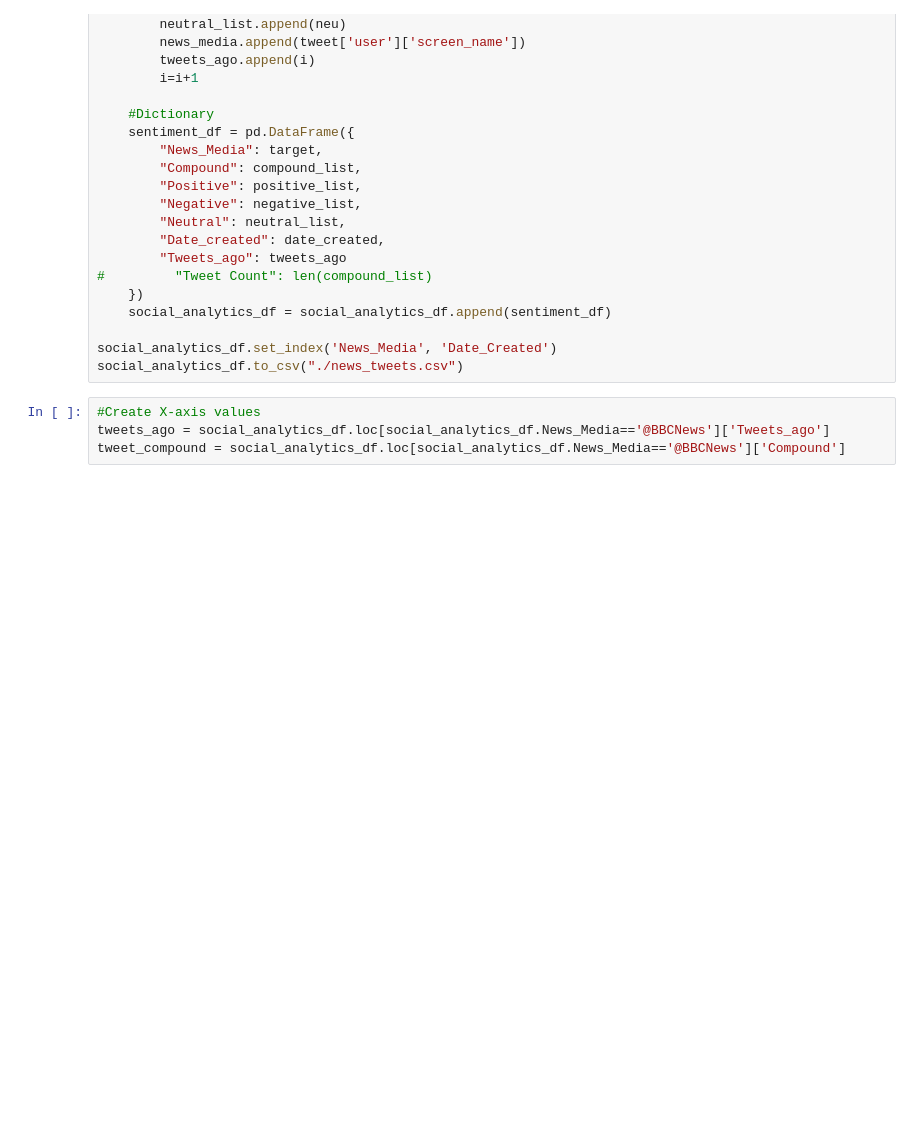
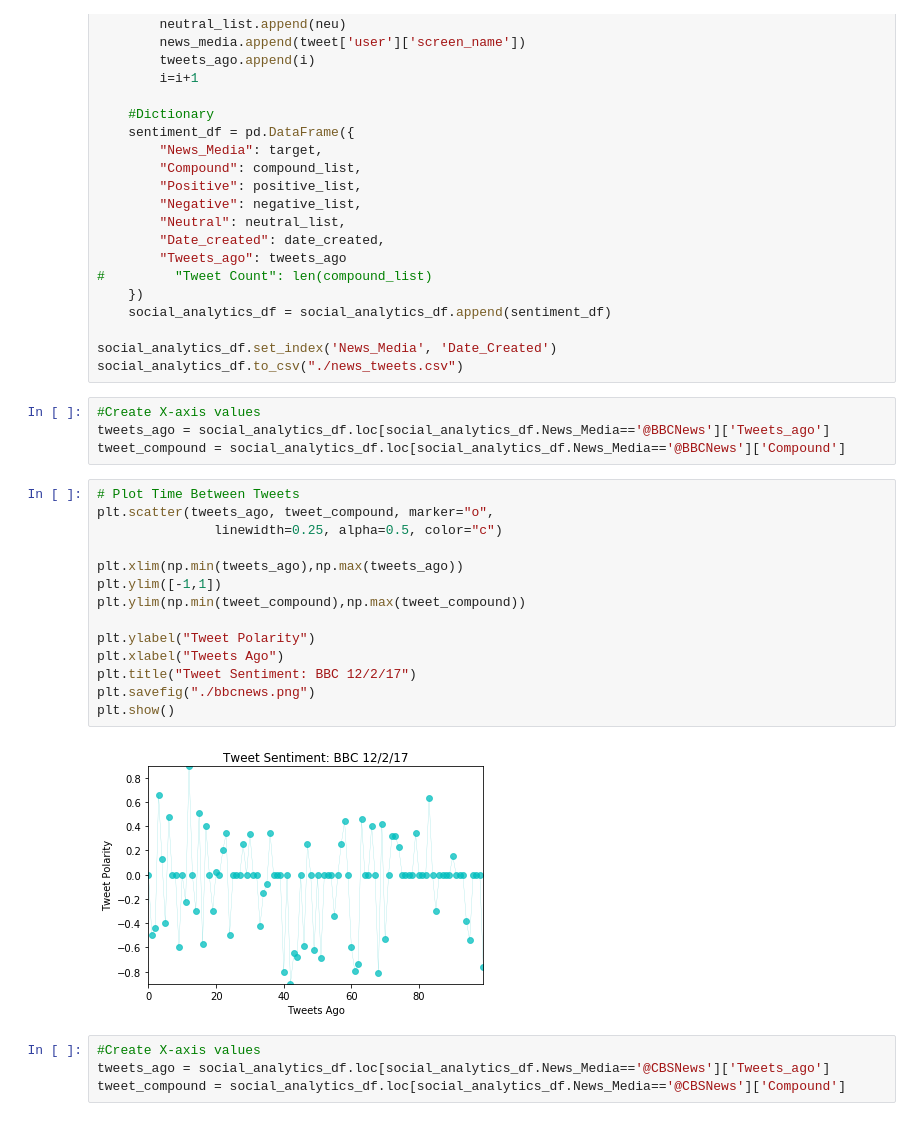
Before and after one commit to jjlliinn12/SA_HW, a Jupyter notebook: Social Analytics HW.ipynb, the cells around one changed output. Drawn from its saved outputs; the diff is of its cells as text; blank space fills up the shorter version.

Commit message:
Plotted Graphs

```diff
--- a/Social Analytics HW.ipynb
+++ b/Social Analytics HW.ipynb
@@ -80,3 +80,23 @@ social_analytics_df.to_csv("./news_tweets.csv")
 #Create X-axis values
 tweets_ago = social_analytics_df.loc[social_analytics_df.News_Media=='@BBCNews']['Tweets_ago']
 tweet_compound = social_analytics_df.loc[social_analytics_df.News_Media=='@BBCNews']['Compound']
+# %%
+# Plot Time Between Tweets
+plt.scatter(tweets_ago, tweet_compound, marker="o",
+               linewidth=0.25, alpha=0.5, color="c")
+
+plt.xlim(np.min(tweets_ago),np.max(tweets_ago))
+plt.ylim([-1,1])
+plt.ylim(np.min(tweet_compound),np.max(tweet_compound))
+
+plt.ylabel("Tweet Polarity")
+plt.xlabel("Tweets Ago")
+plt.title("Tweet Sentiment: BBC 12/2/17")
+plt.savefig("./bbcnews.png")
+plt.show()
+# %% [output]
+[figure, added]
+# %%
+#Create X-axis values
+tweets_ago = social_analytics_df.loc[social_analytics_df.News_Media=='@CBSNews']['Tweets_ago']
+tweet_compound = social_analytics_df.loc[social_analytics_df.News_Media=='@CBSNews']['Compound']
```
Also changed, not shown: parts of 9 cells of this notebook, 7 other files.
